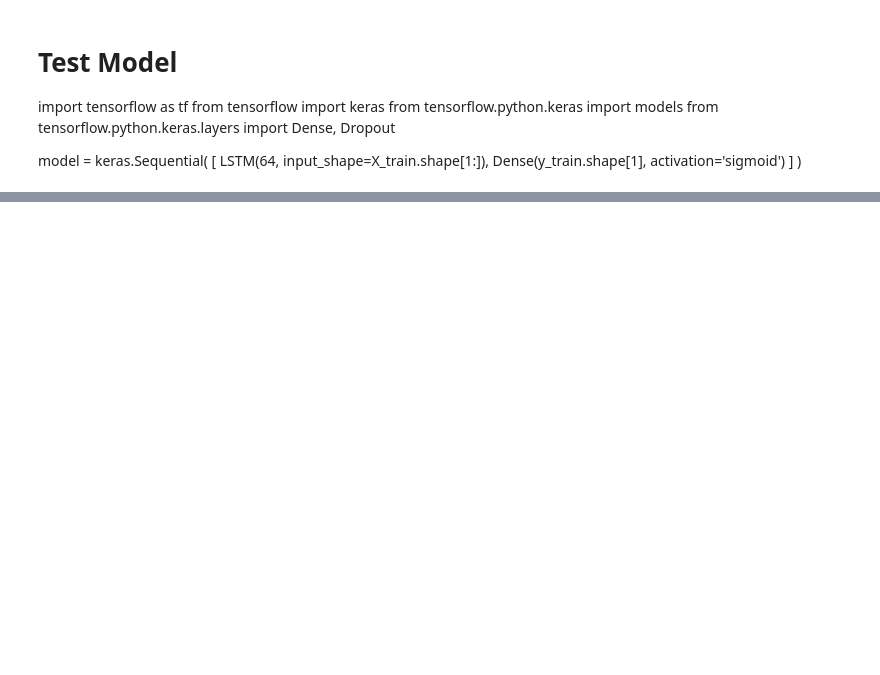
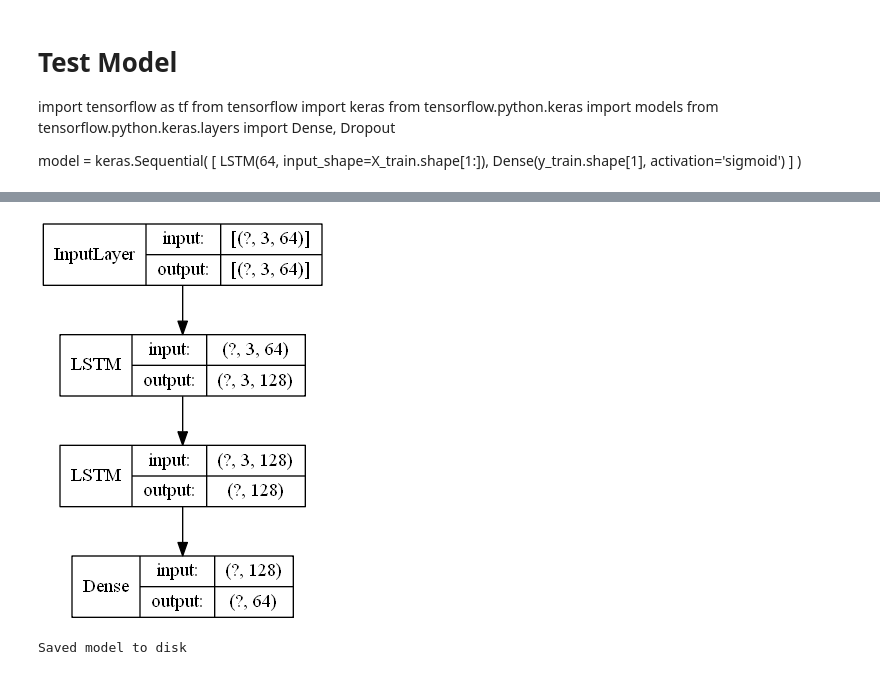
Before and after one commit to mateuszdorobek/Harmony-Analyzer, a Jupyter notebook: Model.ipynb, the cells around one changed output, grey strips where cells are left out. Saved outputs shown, nothing was run; the diff lists cells and outputs as text; code cells hidden in the pictures; blank space fills up the shorter version.

```diff
--- a/Model.ipynb
+++ b/Model.ipynb
@@ -278,2 +292,23 @@ for metric_name in METRICS_NAMES:
+# %%
+from tensorflow.python.keras.utils.vis_utils import plot_model
+plot_model(
+        model,
+        to_file="images/model/LTSTM_30_plot.png",
+        show_shapes=True,
+        show_layer_names=False,
+    )
+# %% [output]
+[figure, added]
+# %%
+def save_model(model, model_name):
+    model_json = model.to_json()
+    with open("models/"+model_name+".json", "w") as json_file:
+        json_file.write(model_json)
+    model.save_weights("models/"+model_name+".h5")
+    print("Saved model to disk")
+
+save_model(model, "LSTM_30_epoch")
+# %% [output]
+Saved model to disk
 # %%
 print(X_train[0][0], ft.wv.most_similar(X_train[0][0].reshape(1,-1))[0], sep="\n")
```
Also changed, not shown: parts of 16 cells of this notebook, 1 other file.
